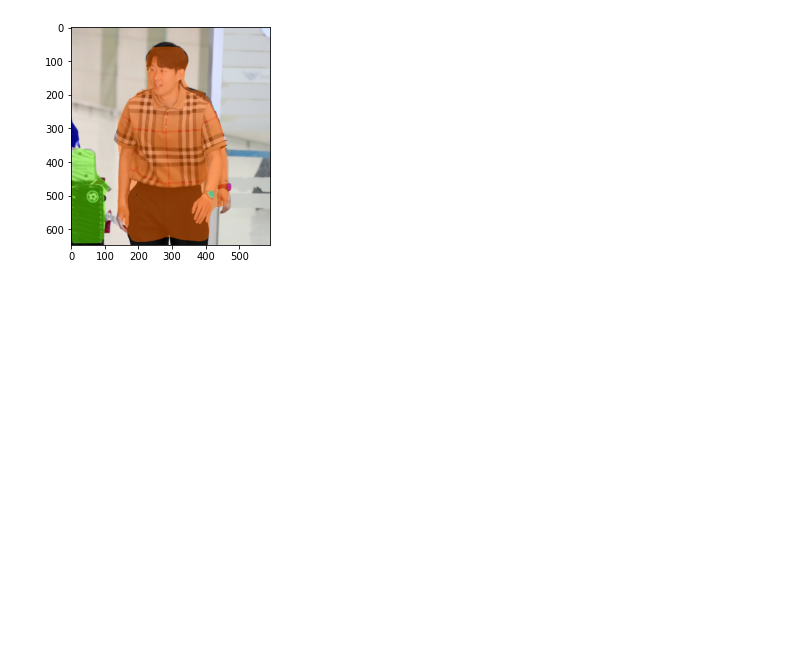
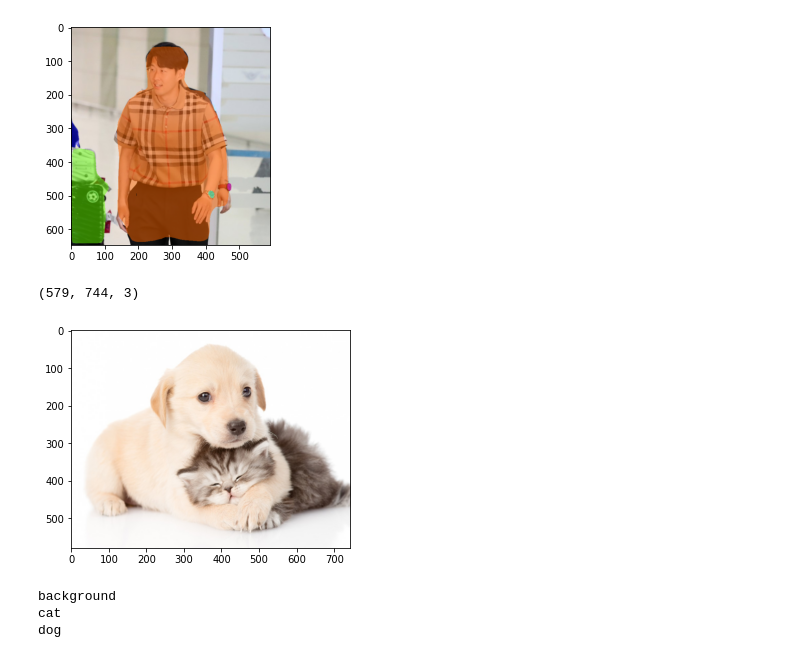
Before and after one commit to paranoidandroid2124/SonBJ_AIFFEL_quest_rs, a Jupyter notebook: Exploration/Quest04/human_segmentation.ipynb, the cells around one changed output. Cells and saved outputs as stored; diff of their text form; code cells hidden in the pictures; blank space fills up the shorter version.

```diff
--- a/Exploration/Quest04/human_segmentation.ipynb
+++ b/Exploration/Quest04/human_segmentation.ipynb
@@ -326,0 +326,12 @@ plt.show()
+# %%
+# 고양이 segmentation
+img_path = os.getenv('HOME')+'/aiffel/human_segmentation/images/cat_dog_2.png'
+img_cat_dog = cv2.imread(img_path)
+
+print(img_cat_dog.shape)
+
+plt.imshow(cv2.cvtColor(img_cat_dog, cv2.COLOR_BGR2RGB))
+plt.show()
+# %% [output]
+(579, 744, 3)
+[figure, added]
@@ -326,0 +343,7 @@ plt.show()
+# %%
+for class_id in segvalues['class_ids']:
+    print(LABEL_NAMES[class_id])
+# %% [output]
+background
+cat
+dog
```
Also changed, not shown: parts of 20 cells of this notebook, 2 other files.
